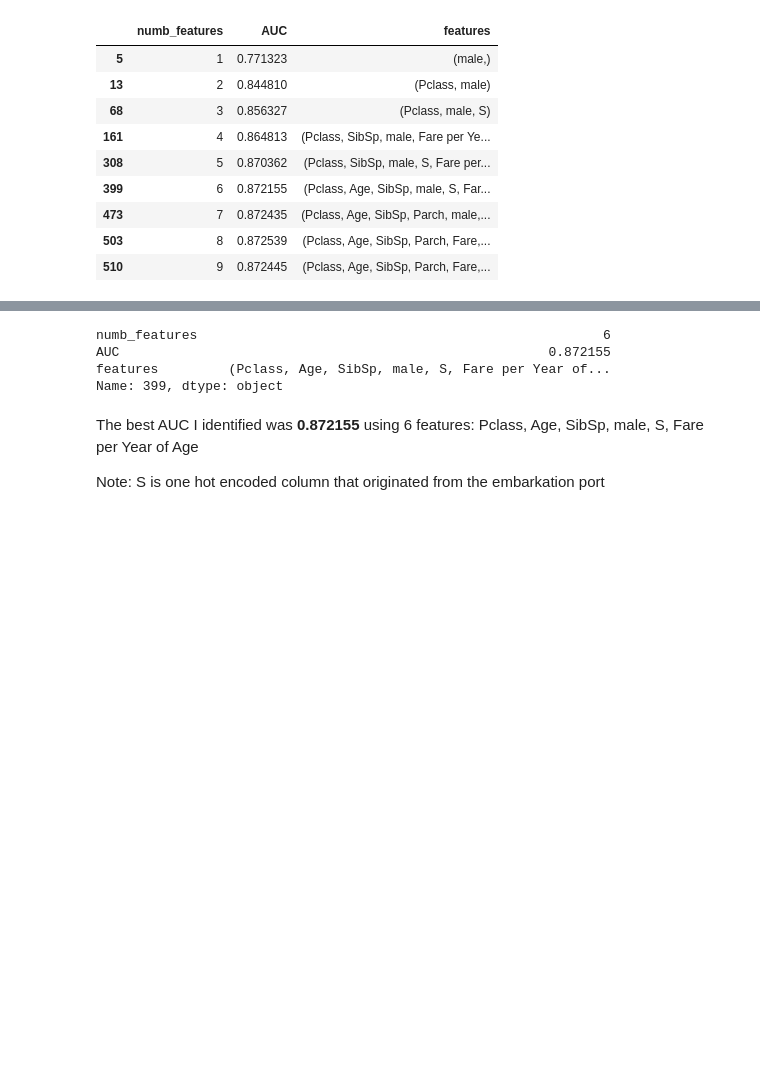
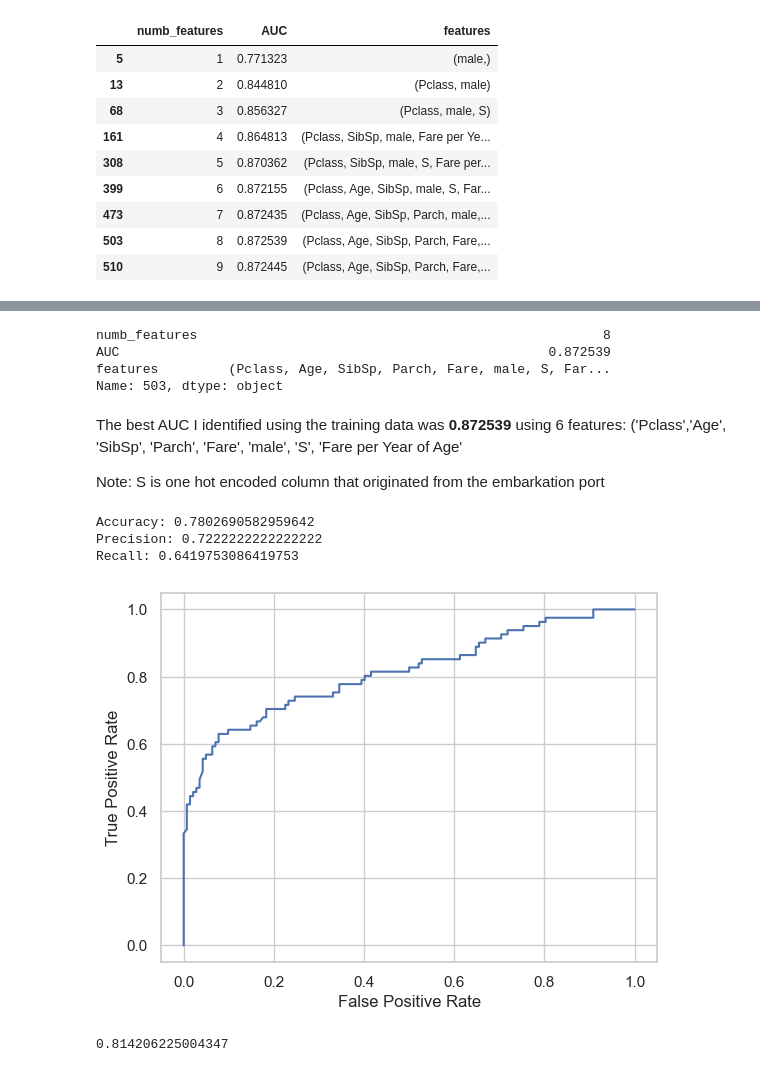
Before and after one commit to robchristiansen13/Learning, a Jupyter notebook: WeberState/CS 6570 (Data Science Algorithms I)/Assignments/CS-6570 Homework 4.ipynb, the cells around one changed output, grey strips where cells are left out. Drawn from its saved outputs; the diff is of its cells as text; code cells hidden in the pictures; blank space fills up the shorter version.

Commit message:
Added the AUC using the test data

```diff
--- a/WeberState/CS 6570 (Data Science Algorithms I)/Assignments/CS-6570 Homework 4.ipynb
+++ b/WeberState/CS 6570 (Data Science Algorithms I)/Assignments/CS-6570 Homework 4.ipynb
@@ -391,4 +391,6 @@ display(df_min)
 | 503 | 8 | 0.872539 | (Pclass, Age, SibSp, Parch, Fare,... |
 | 510 | 9 | 0.872445 | (Pclass, Age, SibSp, Parch, Fare,... |
 # %%
-sorted_df = df.sort_values(by=['AUC'], ascending=False).iloc[5]
+sorted_df = df.sort_values(by=['AUC'], ascending=False).iloc[0]
+best_features = list(sorted_df['features'])
+best_features
@@ -395,12 +406,41 @@ sorted_df = df.sort_values(by=['AUC'], ascending=False).iloc[5]
 # %%
 sorted_df
 # %% [output]
-numb_features                                                    6
-AUC                                                       0.872155
-features         (Pclass, Age, SibSp, male, S, Fare per Year of...
-Name: 399, dtype: object
+numb_features                                                    8
+AUC                                                       0.872539
+features         (Pclass, Age, SibSp, Parch, Fare, male, S, Far...
+Name: 503, dtype: object
 # %% [markdown]
-The best AUC I identified was **0.872155** using 6 features:
-Pclass, Age, SibSp, male, S, Fare per Year of Age
+The best AUC I identified using the training data was **0.872539** using 6 features:
+('Pclass','Age', 'SibSp', 'Parch', 'Fare', 'male', 'S', 'Fare per Year of Age'
 
 Note: S is one hot encoded column that originated from the embarkation port
+# %%
+#Train the model using the best features
+logmodel = LogisticRegression()
+logmodel.fit(X_train[best_features],y_train) # Let the search for best parameters change what is searched
+
+
+#Use the model to predict the y values in the test set.
+y_pred = logmodel.predict(X_test[best_features])
+#Create the confusion matrix
+confusion_matrix(y_test,y_pred)
+#Check the accuracy, precision, and recall
+print("Accuracy:",accuracy_score(y_test,y_pred))
+print("Precision:",precision_score(y_test,y_pred))
+print("Recall:",recall_score(y_test,y_pred))
+#Get the probabilities for the ROC curve
+pred_prob = logmodel.predict_proba(X_test[best_features])
+fpr, tpr, thresh = roc_curve(y_test, pred_prob[:,1],pos_label=1)
+#Graph the ROC curve and display the AUC score
+plt.plot(fpr,tpr)
+plt.ylabel('True Positive Rate')
+plt.xlabel('False Positive Rate')
+plt.show()
+roc_auc_score(y_test,pred_prob[:,1])
+# %% [output]
+Accuracy: 0.7802690582959642
+Precision: 0.7222222222222222
+Recall: 0.6419753086419753
+[figure, added]
+0.814206225004347
```
Also changed, not shown: parts of 2 cells of this notebook.
